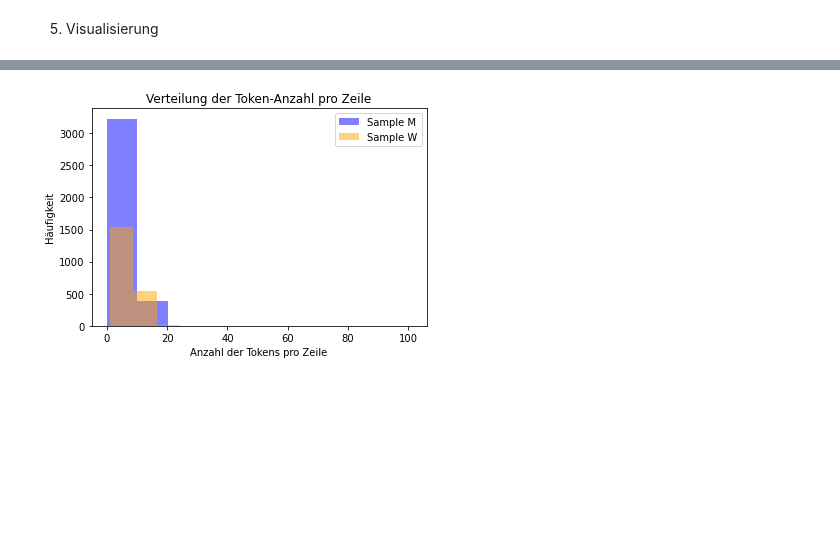
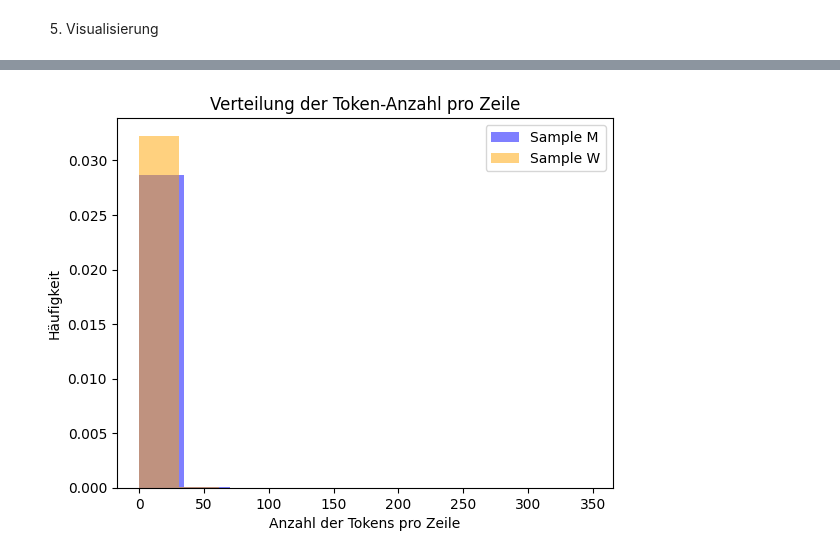
Before and after one commit to niceshice/Forschungsmethoden_LL_Gedichte, a Jupyter notebook: teststatistic_tokens-per-line.ipynb, the cells around one changed output, grey strips where cells are left out. Cells and saved outputs as stored; diff of their text form; code cells hidden in the pictures; blank space fills up the shorter version.

Commit message:
updated scripts for new corpus

```diff
--- a/teststatistic_tokens-per-line.ipynb
+++ b/teststatistic_tokens-per-line.ipynb
@@ -8,12 +8,13 @@
 # %%
 import os
 import json
-import nltk
 import statistics
+import spacy
 
 import matplotlib.pyplot as plt
 import seaborn as sns
 
-from nltk.tokenize import word_tokenize
 from scipy.stats import ttest_ind, shapiro, mannwhitneyu
 from collections import Counter
+
+nlp = spacy.load("de_core_news_md")
@@ -31,8 +30,8 @@ def count_tokens_per_line(poem):
     tokens_per_line = []
     for line in poem.values():
         text = line['text']
-        tokens = word_tokenize(text)
-        tokens_per_line.append(len(tokens))
+        doc = nlp(text)
+        tokens_per_line.append(len(doc))
     return tokens_per_line
 
 # Iteriere über alle JSON-Dateien im Korpus
@@ -41,7 +40,7 @@ def list_tokens_per_line(corpus_folder):
     tokens_per_line_list = []
     for filename in os.listdir(corpus_folder):
         if filename.endswith('.json'):
-            with open(os.path.join(corpus_folder, filename), 'r') as file:
+            with open(os.path.join(corpus_folder, filename), 'r', encoding='utf8') as file:
                 data = json.load(file)
                 poem = data['poem']
                 tokens_per_line_list.extend(count_tokens_per_line(poem))
@@ -298,20 +297,20 @@ plt.show()
 # %%
 # Erstelle eine Figure und Axes-Objekte
 fig, ax = plt.subplots()
 
 # Plotten der Histogramme für beide Subsamples
-ax.hist(tokens_per_line_list_m, bins=10, alpha=0.5, label='Sample M', color='blue')
-ax.hist(tokens_per_line_list_w, bins=10, alpha=0.5, label='Sample W', color='orange')
+ax.hist(tokens_per_line_list_m, bins=10, alpha=0.5, label='Sample M', color='blue', density=True)
+ax.hist(tokens_per_line_list_w, bins=10, alpha=0.5, label='Sample W', color='orange', density=True)
 
 # Hinzufügen von Labels und Titeln
 ax.set_xlabel('Anzahl der Tokens pro Zeile')
 ax.set_ylabel('Häufigkeit')
 ax.set_title('Verteilung der Token-Anzahl pro Zeile')
 
 # Legende anzeigen
 ax.legend()
 
 # Anzeigen der Grafik
 plt.show()
 # %% [output]
-[figure, old version]
+[figure, new version]
```
Also changed, not shown: parts of 10 cells of this notebook, 7 other files.
